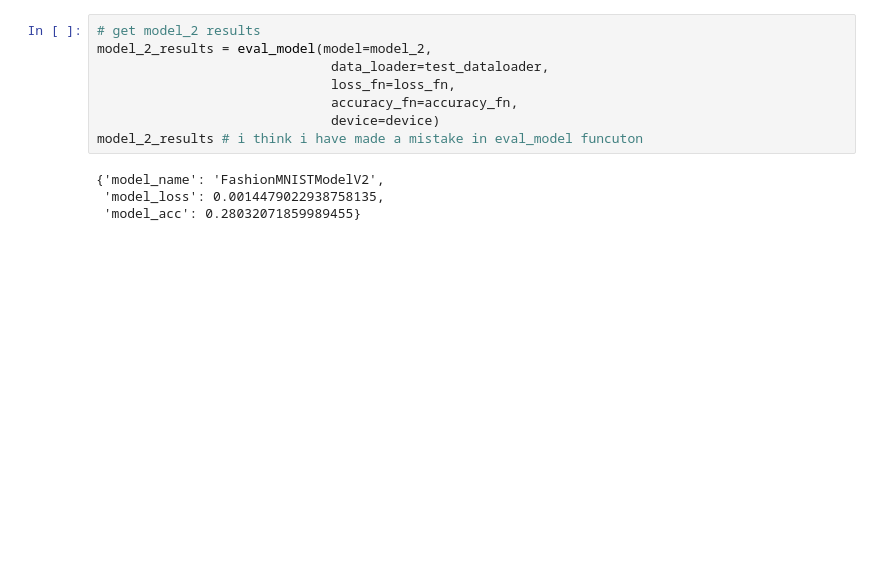
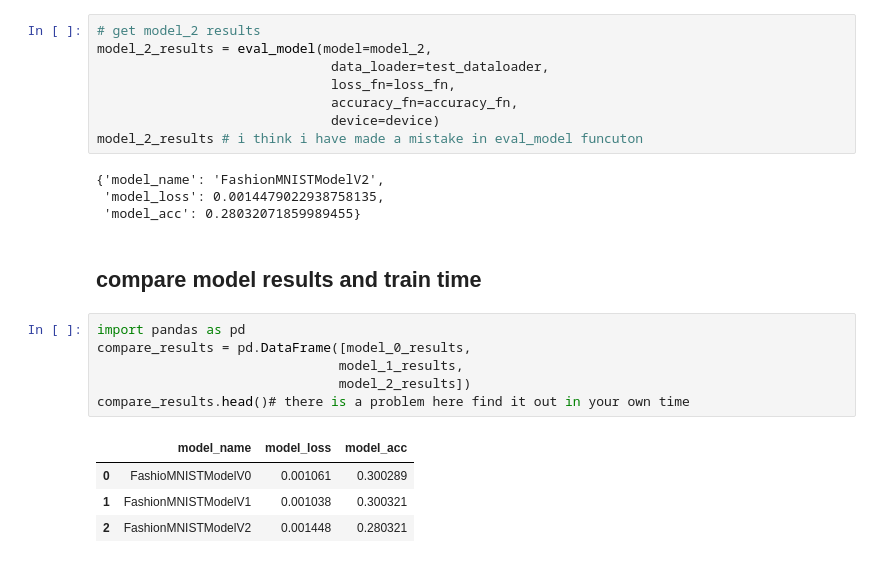
Before and after one commit to lewisnjue/AI, a Jupyter notebook: computer_vision_and_convolution_neural_network.ipynb, the cells around one changed output. Drawn from its saved outputs; the diff is of its cells as text; blank space fills up the shorter version.

```diff
--- a/computer_vision_and_convolution_neural_network.ipynb
+++ b/computer_vision_and_convolution_neural_network.ipynb
@@ -1156,3 +1156,16 @@ model_2_results # i think i have made a mistake in eval_model funcuton
 {'model_name': 'FashionMNISTModelV2',
  'model_loss': 0.0014479022938758135,
  'model_acc': 0.28032071859989455}
+# %% [markdown]
+## compare model results and train time
+# %%
+import pandas as pd
+compare_results = pd.DataFrame([model_0_results,
+                               model_1_results,
+                               model_2_results])
+compare_results.head()# there is a problem here find it out in your own time
+# %% [output]
+|  | model_name | model_loss | model_acc |
+| 0 | FashioMNISTModelV0 | 0.001061 | 0.300289 |
+| 1 | FashionMNISTModelV1 | 0.001038 | 0.300321 |
+| 2 | FashionMNISTModelV2 | 0.001448 | 0.280321 |
```
